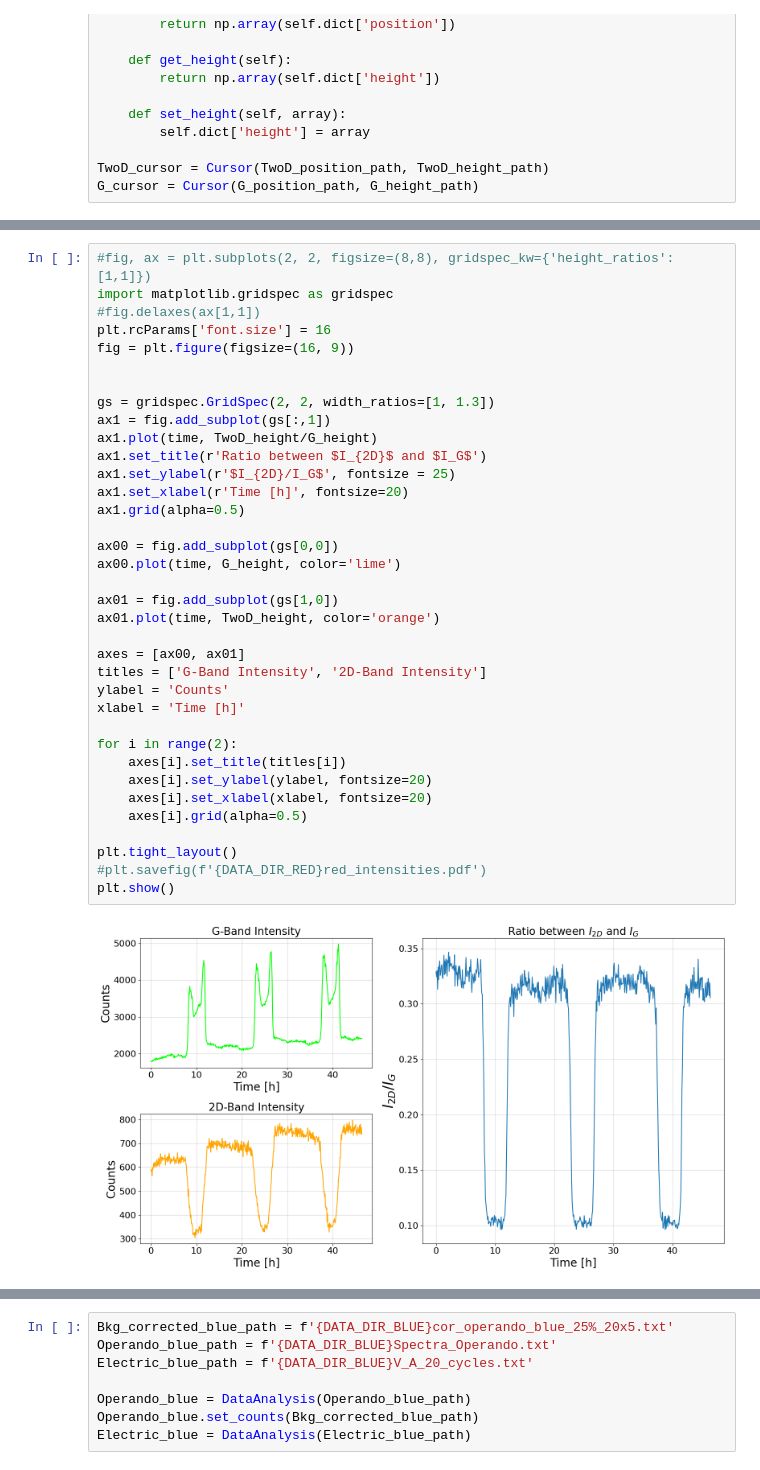
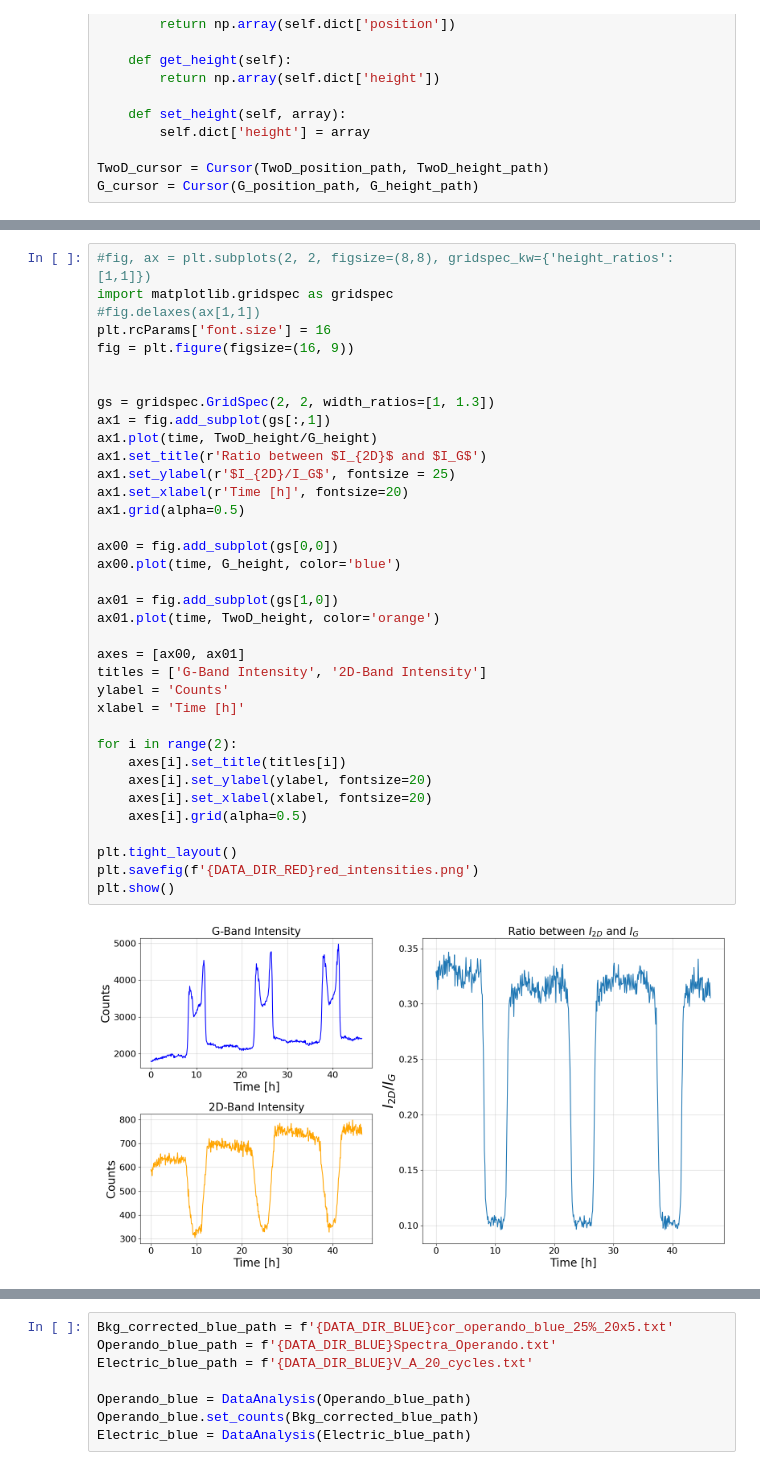
Before and after one commit to KelmendMuriqi/Raman-Spectroscopy, a Jupyter notebook: DataAnalysis.ipynb, the cells around one changed output, grey strips where cells are left out. Saved outputs shown, nothing was run; the diff lists cells and outputs as text.

Commit message:
png figures

```diff
--- a/DataAnalysis.ipynb
+++ b/DataAnalysis.ipynb
@@ -269,36 +278,36 @@ plt.rcParams['font.size'] = 16
 fig = plt.figure(figsize=(16, 9))
 
 
 gs = gridspec.GridSpec(2, 2, width_ratios=[1, 1.3])
 ax1 = fig.add_subplot(gs[:,1])
 ax1.plot(time, TwoD_height/G_height)
 ax1.set_title(r'Ratio between $I_{2D}$ and $I_G$')
 ax1.set_ylabel(r'$I_{2D}/I_G$', fontsize = 25)
 ax1.set_xlabel(r'Time [h]', fontsize=20)
 ax1.grid(alpha=0.5)
 
 ax00 = fig.add_subplot(gs[0,0])
-ax00.plot(time, G_height, color='lime')
+ax00.plot(time, G_height, color='blue')
 
 ax01 = fig.add_subplot(gs[1,0])
 ax01.plot(time, TwoD_height, color='orange')
 
 axes = [ax00, ax01]
 titles = ['G-Band Intensity', '2D-Band Intensity']
 ylabel = 'Counts'
 xlabel = 'Time [h]'
 
 for i in range(2):
     axes[i].set_title(titles[i])
     axes[i].set_ylabel(ylabel, fontsize=20)
     axes[i].set_xlabel(xlabel, fontsize=20)
     axes[i].grid(alpha=0.5)
 
 plt.tight_layout()
-#plt.savefig(f'{DATA_DIR_RED}red_intensities.pdf')
+plt.savefig(f'{DATA_DIR_RED}red_intensities.png')
 plt.show()
 # %% [output]
-[figure, old version]
+[figure, new version]
 # %%
 def smoothen(array, index=3):
     counter = 0
```
Also changed, not shown: parts of 8 cells of this notebook, 7 other files.
